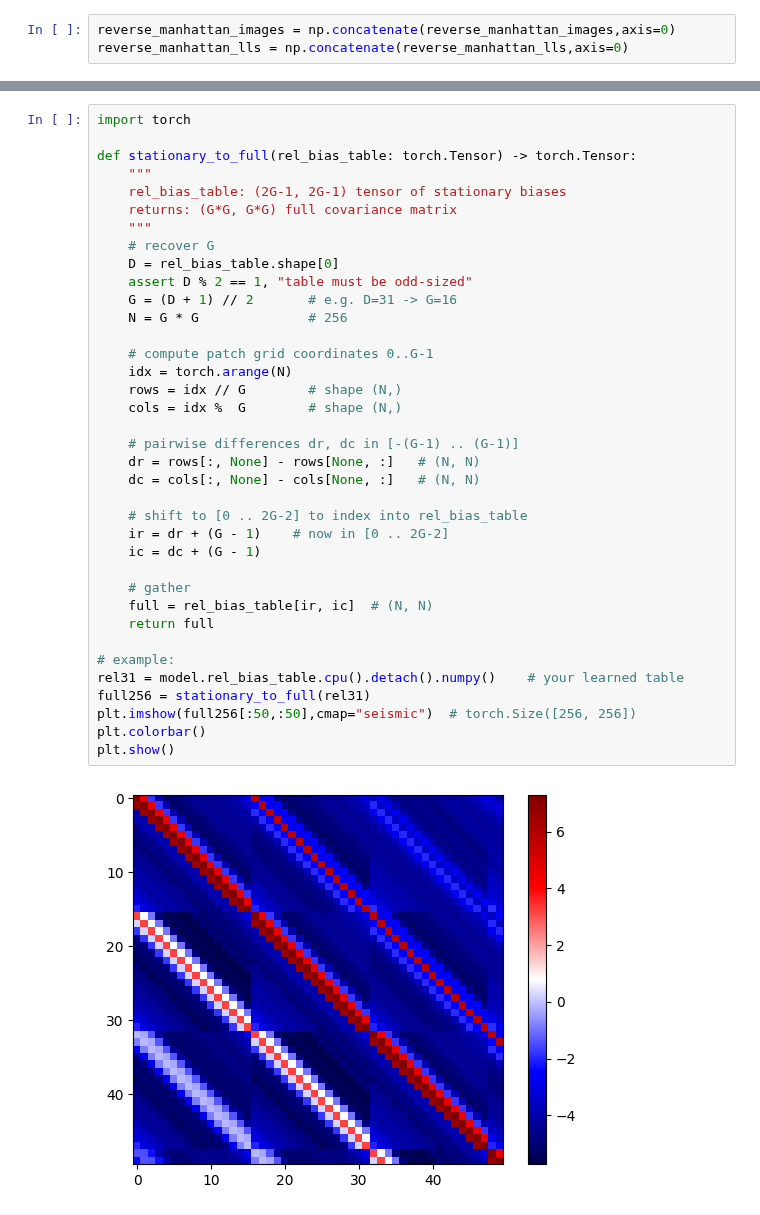
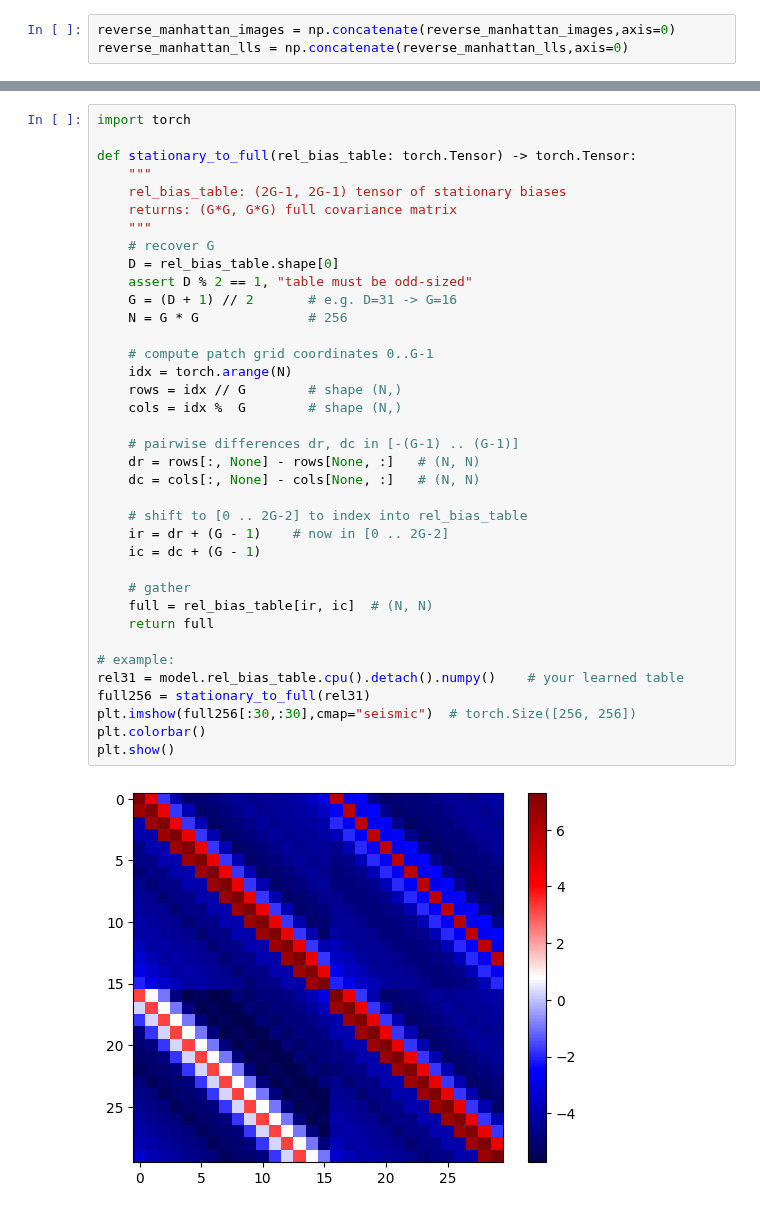
Before and after one commit to OscarOvanger/GeoDecepticon, a Jupyter notebook: ViT_notebook.ipynb, the cells around one changed output, grey strips where cells are left out. Cells and saved outputs as stored; diff of their text form.

```diff
--- a/ViT_notebook.ipynb
+++ b/ViT_notebook.ipynb
@@ -749,32 +806,32 @@ def stationary_to_full(rel_bias_table: torch.Tensor) -> torch.Tensor:
     """
     # recover G
     D = rel_bias_table.shape[0]
     assert D % 2 == 1, "table must be odd-sized"
     G = (D + 1) // 2       # e.g. D=31 -> G=16
     N = G * G              # 256
 
     # compute patch grid coordinates 0..G-1
     idx = torch.arange(N)
     rows = idx // G        # shape (N,)
     cols = idx %  G        # shape (N,)
 
     # pairwise differences dr, dc in [-(G-1) .. (G-1)]
     dr = rows[:, None] - rows[None, :]   # (N, N)
     dc = cols[:, None] - cols[None, :]   # (N, N)
 
     # shift to [0 .. 2G-2] to index into rel_bias_table
     ir = dr + (G - 1)    # now in [0 .. 2G-2]
     ic = dc + (G - 1)
 
     # gather
     full = rel_bias_table[ir, ic]  # (N, N)
     return full
 
 # example:
 rel31 = model.rel_bias_table.cpu().detach().numpy()    # your learned table
 full256 = stationary_to_full(rel31)
-plt.imshow(full256[:50,:50],cmap="seismic")  # torch.Size([256, 256])
+plt.imshow(full256[:30,:30],cmap="seismic")  # torch.Size([256, 256])
 plt.colorbar()
 plt.show()
 # %% [output]
-[figure, old version]
+[figure, new version]
```
Also changed, not shown: parts of 41 cells of this notebook.
